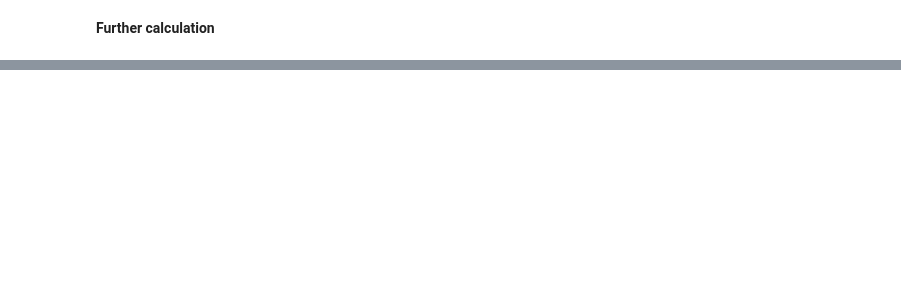
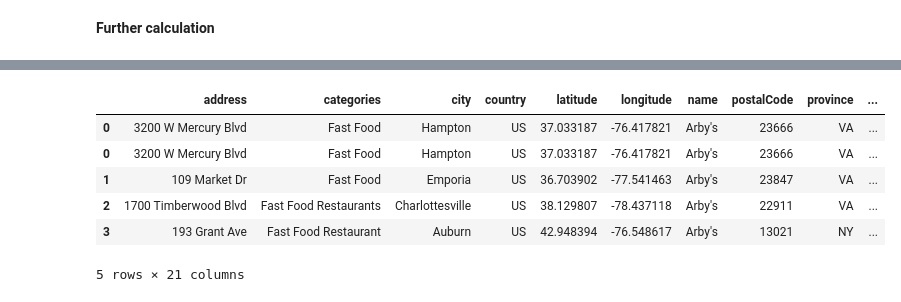
Before and after one commit to dhruvip/Coursera_Capstone, a Jupyter notebook: Untitled.ipynb, the cells around one changed output, grey strips where cells are left out. Saved outputs shown, nothing was run; the diff lists cells and outputs as text; code cells hidden in the pictures; blank space fills up the shorter version.

```diff
--- a/Untitled.ipynb
+++ b/Untitled.ipynb
@@ -397,3 +481,14 @@ fg=pd.DataFrame([[1,2],[3,4]],columns=['a','b'])
+# %%
+with_all_data = pd.read_csv('fsq_calls.csv')
+with_all_data.head()
+# %% [output]
+|  | address | categories | city | country | latitude | longitude | name | postalCode | province | ... |
+| 0 | 3200 W Mercury Blvd | Fast Food | Hampton | US | 37.033187 | -76.417821 | Arby's | 23666 | VA | ... |
+| 0 | 3200 W Mercury Blvd | Fast Food | Hampton | US | 37.033187 | -76.417821 | Arby's | 23666 | VA | ... |
+| 1 | 109 Market Dr | Fast Food | Emporia | US | 36.703902 | -77.541463 | Arby's | 23847 | VA | ... |
+| 2 | 1700 Timberwood Blvd | Fast Food Restaurants | Charlottesville | US | 38.129807 | -78.437118 | Arby's | 22911 | VA | ... |
+| 3 | 193 Grant Ave | Fast Food Restaurant | Auburn | US | 42.948394 | -76.548617 | Arby's | 13021 | NY | ... |
+5 rows × 21 columns
 # %%
 df_split = pd.DataFrame([],columns=df.columns)
 df_split
```
Also changed, not shown: parts of 13 cells of this notebook, 2 other files.
